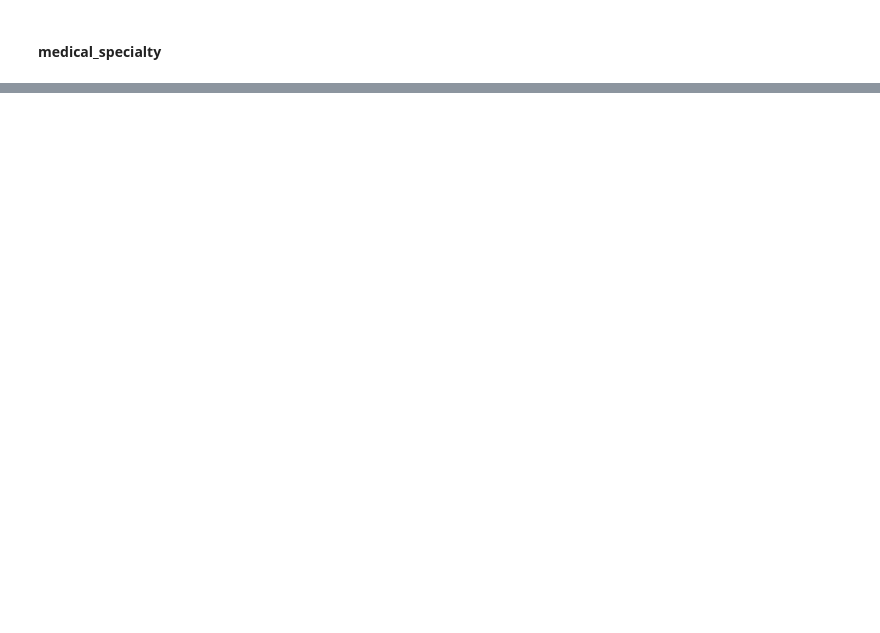
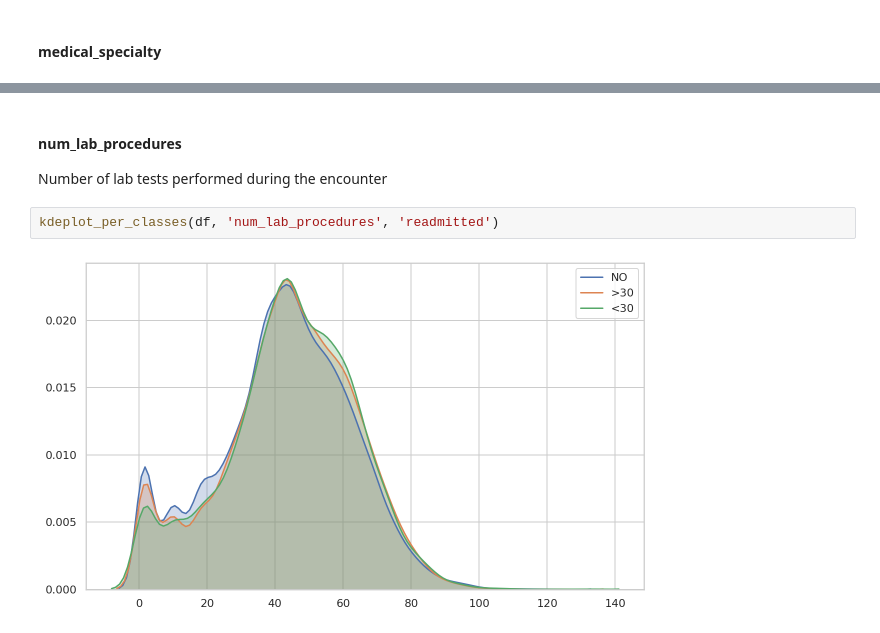
Before and after one commit to pmacinec/diabetes-patients-readmissions-prediction, a Jupyter notebook: notebooks/0_data_analysis.ipynb, the cells around one changed output, grey strips where cells are left out. Saved outputs shown, nothing was run; the diff lists cells and outputs as text; blank space fills up the shorter version.

```diff
--- a/notebooks/0_data_analysis.ipynb
+++ b/notebooks/0_data_analysis.ipynb
@@ -392,0 +410,7 @@ kdeplot_per_classes(df, 'time_in_hospital', 'readmitted')
+# %% [markdown]
+#### num_lab_procedures
+Number of lab tests performed during the encounter
+# %%
+kdeplot_per_classes(df, 'num_lab_procedures', 'readmitted')
+# %% [output]
+[figure, added]
```
Also changed, not shown: parts of 25 cells of this notebook.
